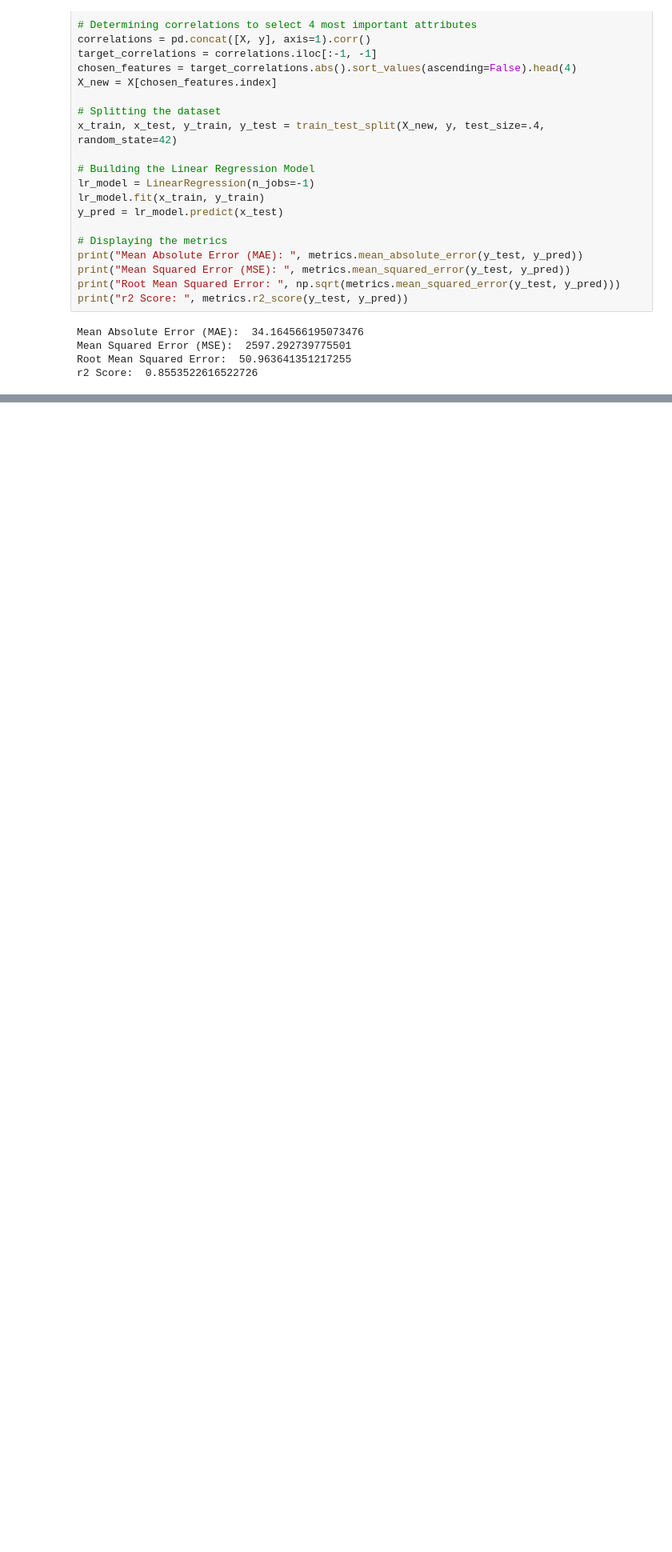
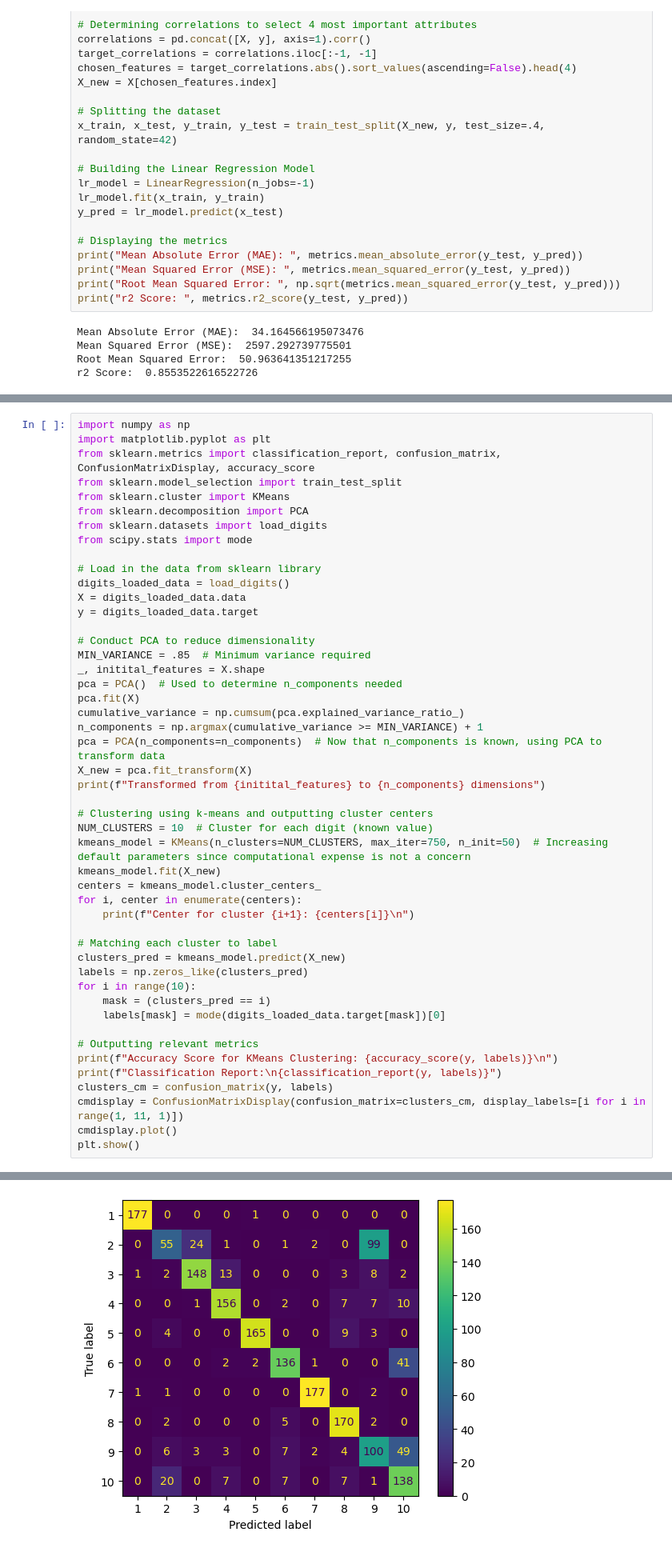
Before and after one commit to Jairik/Data-Visualization-Machine-Learning, a Jupyter notebook: Clustering & Regression/main.ipynb, the cells around one changed output, grey strips where cells are left out. Shown at 80% size. Saved outputs shown, nothing was run; the diff lists cells and outputs as text; blank space fills up the shorter version.

Commit message:
Finish Clustering
Report written and all done :sunglasses:

```diff
--- a/Clustering & Regression/main.ipynb
+++ b/Clustering & Regression/main.ipynb
@@ -58,0 +43,49 @@ y = digits_loaded_data.target
+# %%
+import numpy as np
+import matplotlib.pyplot as plt
+from sklearn.metrics import classification_report, confusion_matrix, ConfusionMatrixDisplay, accuracy_score
+from sklearn.model_selection import train_test_split
+from sklearn.cluster import KMeans
+from sklearn.decomposition import PCA
+from sklearn.datasets import load_digits
+from scipy.stats import mode
+
+# Load in the data from sklearn library
+digits_loaded_data = load_digits()
+X = digits_loaded_data.data
+y = digits_loaded_data.target
+
+# Conduct PCA to reduce dimensionality
+MIN_VARIANCE = .85  # Minimum variance required
+_, initital_features = X.shape
+pca = PCA()  # Used to determine n_components needed
+pca.fit(X)
+cumulative_variance = np.cumsum(pca.explained_variance_ratio_)
+n_components = np.argmax(cumulative_variance >= MIN_VARIANCE) + 1
+pca = PCA(n_components=n_components)  # Now that n_components is known, using PCA to transform data
+X_new = pca.fit_transform(X)
+print(f"Transformed from {initital_features} to {n_components} dimensions")
+
+# Clustering using k-means and outputting cluster centers
+NUM_CLUSTERS = 10  # Cluster for each digit (known value)
+kmeans_model = KMeans(n_clusters=NUM_CLUSTERS, max_iter=750, n_init=50)  # Increasing default parameters since computational expense is not a concern
+kmeans_model.fit(X_new)
+centers = kmeans_model.cluster_centers_
+for i, center in enumerate(centers):
+    print(f"Center for cluster {i+1}: {centers[i]}\n")
+
+# Matching each cluster to label
+clusters_pred = kmeans_model.predict(X_new)
+labels = np.zeros_like(clusters_pred)
+for i in range(10):
+    mask = (clusters_pred == i)
+    labels[mask] = mode(digits_loaded_data.target[mask])[0]
+
+# Outputting relevant metrics
+print(f"Accuracy Score for KMeans Clustering: {accuracy_score(y, labels)}\n")
+print(f"Classification Report:\n{classification_report(y, labels)}")
+clusters_cm = confusion_matrix(y, labels)
+cmdisplay = ConfusionMatrixDisplay(confusion_matrix=clusters_cm, display_labels=[i for i in range(1, 11, 1)])
+cmdisplay.plot()
+plt.show()
+# %% [output]
@@ -58,0 +109 @@ y = digits_loaded_data.target
+[figure, added]
```
Also changed, not shown: parts of 4 cells of this notebook.
